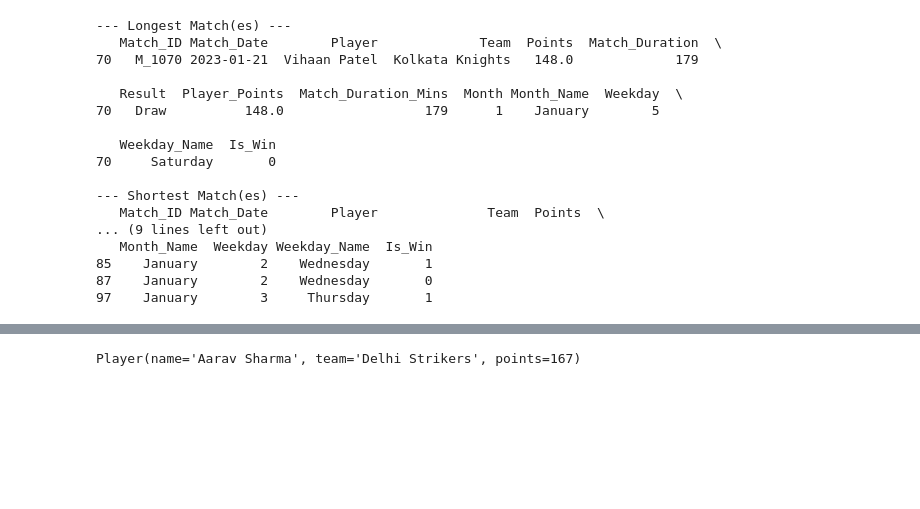
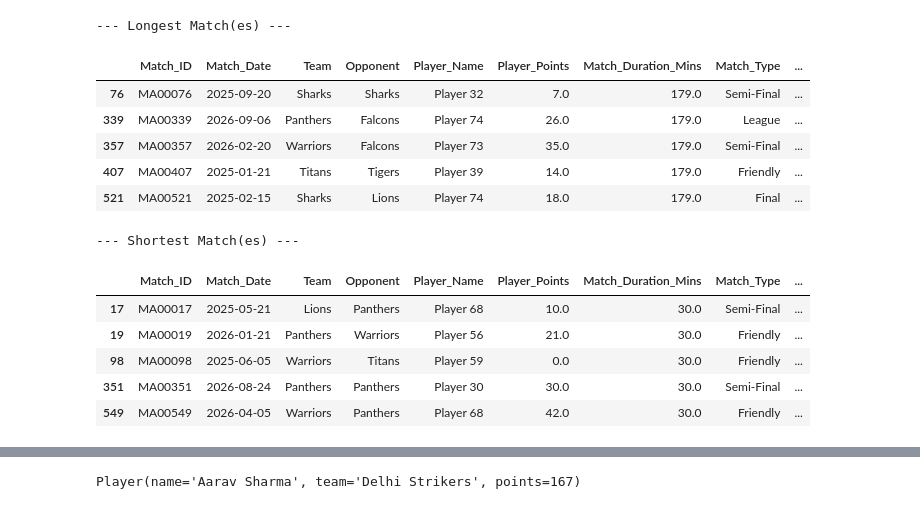
Before and after one commit to vipinsinghbora03-dot/Python_Project_28, a Jupyter notebook: project_28.ipynb, the cells around one changed output, grey strips where cells are left out. Saved outputs shown, nothing was run; the diff lists cells and outputs as text; code cells hidden in the pictures; blank space fills up the shorter version.

```diff
--- a/project_28.ipynb
+++ b/project_28.ipynb
@@ -227,38 +233,36 @@ print(team_win_pct)
 # %%
-# 1. Ensure Match_Duration is numeric or timedelta (if stored as strings like "01:45:00")
-# df['Match_Duration'] = pd.to_timedelta(df['Match_Duration'])
+# 1. Use the correct column name 'Match_Duration_Mins'
+if 'Match_Duration_Mins' in df.columns:
+    # 2. Find exact min and max durations
+    max_duration = df['Match_Duration_Mins'].max()
+    min_duration = df['Match_Duration_Mins'].min()
 
-# 2. Find exact min and max durations
-max_duration = df['Match_Duration'].max()
-min_duration = df['Match_Duration'].min()
+    # 3. Filter rows matching the longest and shortest durations
+    longest_matches = df[df['Match_Duration_Mins'] == max_duration]
+    shortest_matches = df[df['Match_Duration_Mins'] == min_duration]
 
-# 3. Filter rows matching the longest and shortest durations (handles ties automatically)
-longest_matches = df[df['Match_Duration'] == max_duration]
-shortest_matches = df[df['Match_Duration'] == min_duration]
+    print("--- Longest Match(es) ---")
+    display(longest_matches)
 
-print("--- Longest Match(es) ---")
-print(longest_matches)
-
-print("\n--- Shortest Match(es) ---")
-print(shortest_matches)
+    print("\n--- Shortest Match(es) ---")
+    display(shortest_matches)
+else:
+    print("Column 'Match_Duration_Mins' not found in DataFrame.")
 # %% [output]
 --- Longest Match(es) ---
-   Match_ID Match_Date        Player             Team  Points  Match_Duration  \
-70   M_1070 2023-01-21  Vihaan Patel  Kolkata Knights   148.0             179
-
-   Result  Player_Points  Match_Duration_Mins  Month Month_Name  Weekday  \
-70   Draw          148.0                  179      1    January        5
-
-   Weekday_Name  Is_Win
-70     Saturday       0
-
---- Shortest Match(es) ---
-   Match_ID Match_Date        Player              Team  Points  \
-... (9 lines left out)
-   Month_Name  Weekday Weekday_Name  Is_Win
-85    January        2    Wednesday       1
-87    January        2    Wednesday       0
-97    January        3     Thursday       1
+|  | Match_ID | Match_Date | Team | Opponent | Player_Name | Player_Points | Match_Duration_Mins | Match_Type | ... |
+| 76 | MA00076 | 2025-09-20 | Sharks | Sharks | Player 32 | 7.0 | 179.0 | Semi-Final | ... |
+| 339 | MA00339 | 2026-09-06 | Panthers | Falcons | Player 74 | 26.0 | 179.0 | League | ... |
+| 357 | MA00357 | 2026-02-20 | Warriors | Falcons | Player 73 | 35.0 | 179.0 | Semi-Final | ... |
+| 407 | MA00407 | 2025-01-21 | Titans | Tigers | Player 39 | 14.0 | 179.0 | Friendly | ... |
+| 521 | MA00521 | 2025-02-15 | Sharks | Lions | Player 74 | 18.0 | 179.0 | Final | ... |
+--- Shortest Match(es) ---
+|  | Match_ID | Match_Date | Team | Opponent | Player_Name | Player_Points | Match_Duration_Mins | Match_Type | ... |
+| 17 | MA00017 | 2025-05-21 | Lions | Panthers | Player 68 | 10.0 | 30.0 | Semi-Final | ... |
+| 19 | MA00019 | 2026-01-21 | Panthers | Warriors | Player 56 | 21.0 | 30.0 | Friendly | ... |
+| 98 | MA00098 | 2025-06-05 | Warriors | Titans | Player 59 | 0.0 | 30.0 | Friendly | ... |
+| 351 | MA00351 | 2026-08-24 | Panthers | Panthers | Player 30 | 30.0 | 30.0 | Semi-Final | ... |
+| 549 | MA00549 | 2026-04-05 | Warriors | Panthers | Player 68 | 42.0 | 30.0 | Friendly | ... |
 # %%
 # 1. Tuple for fixed, immutable match-result labels
 MATCH_RESULTS = ('Win', 'Loss', 'Draw')
```
Also changed, not shown: parts of 14 cells of this notebook.
